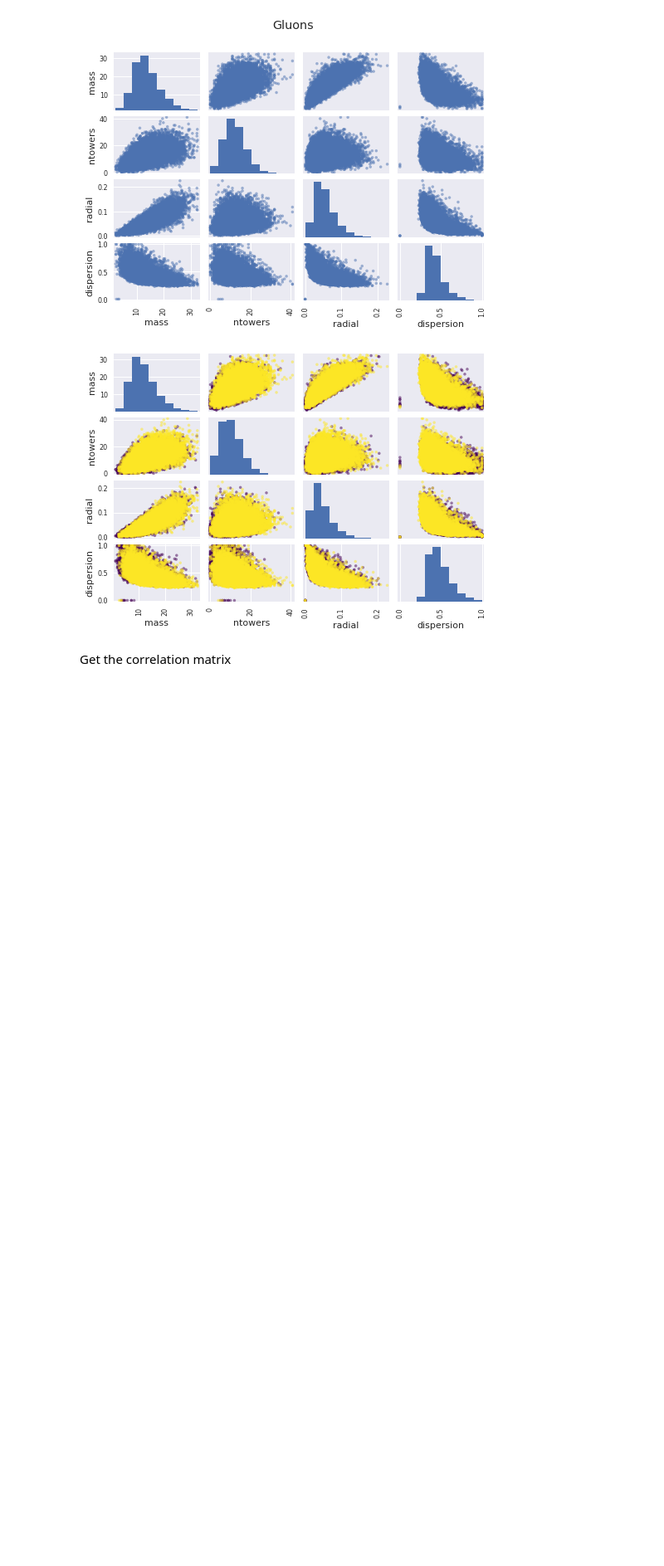
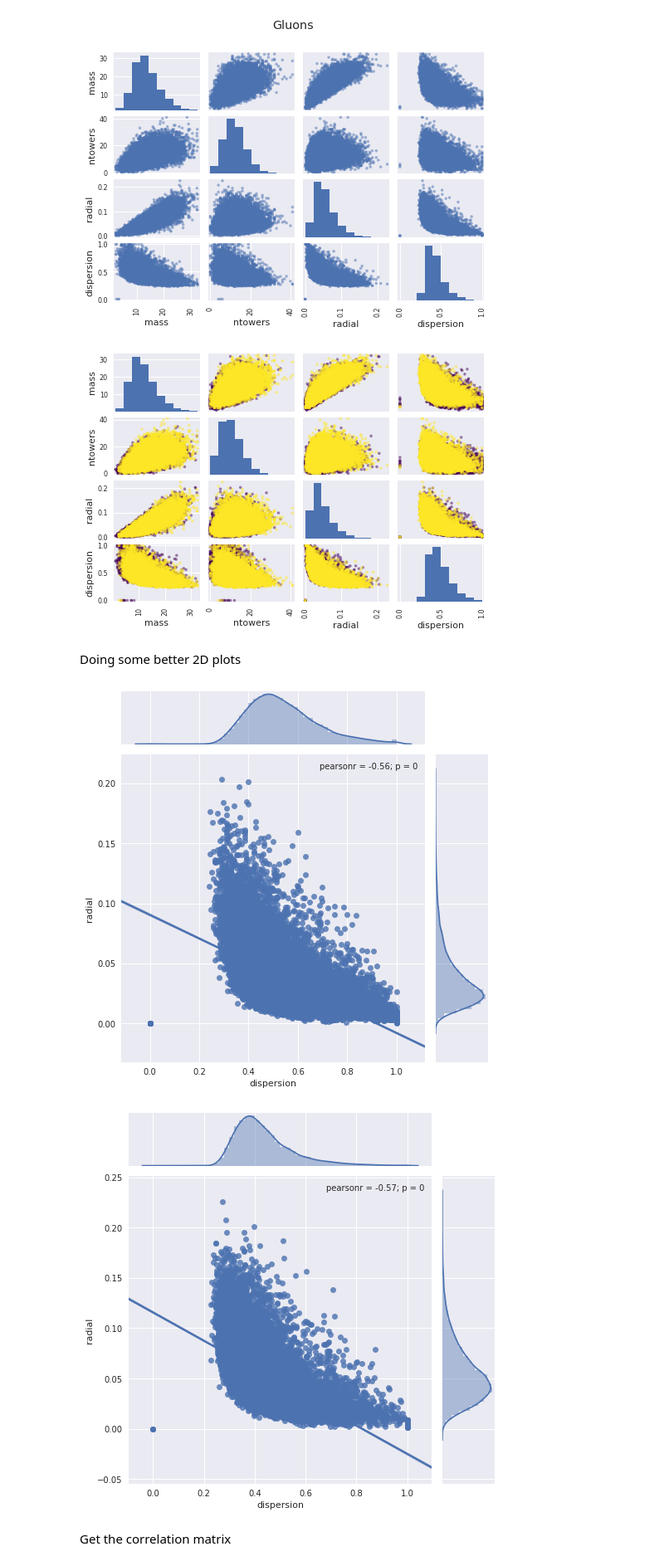
Before and after one commit to cbeiraod/LIPDataScienceSchool_2018, a Jupyter notebook: EDA.ipynb, the cells around one changed output. Shown: that part at 83% size. Saved outputs shown, nothing was run; the diff lists cells and outputs as text; code cells hidden in the pictures; blank space fills up the shorter version.

Commit message:
Added a better plotter

```diff
--- a/EDA.ipynb
+++ b/EDA.ipynb
@@ -242,6 +242,16 @@ plt.show()
 [figure]
 [figure]
 [figure]
+# %% [markdown]
+Doing some better 2D plots
+# %%
+sns.jointplot(x="dispersion", y="radial", data=dfQuarks, kind = 'reg',fit_reg= True, size = 7)
+plt.show()
+sns.jointplot(x="dispersion", y="radial", data=dfGluons, kind = 'reg',fit_reg= True, size = 7)
+plt.show()
+# %% [output]
+[figure, added]
+[figure, added]
 # %% [markdown]
 Get the correlation matrix
 # %%
```
